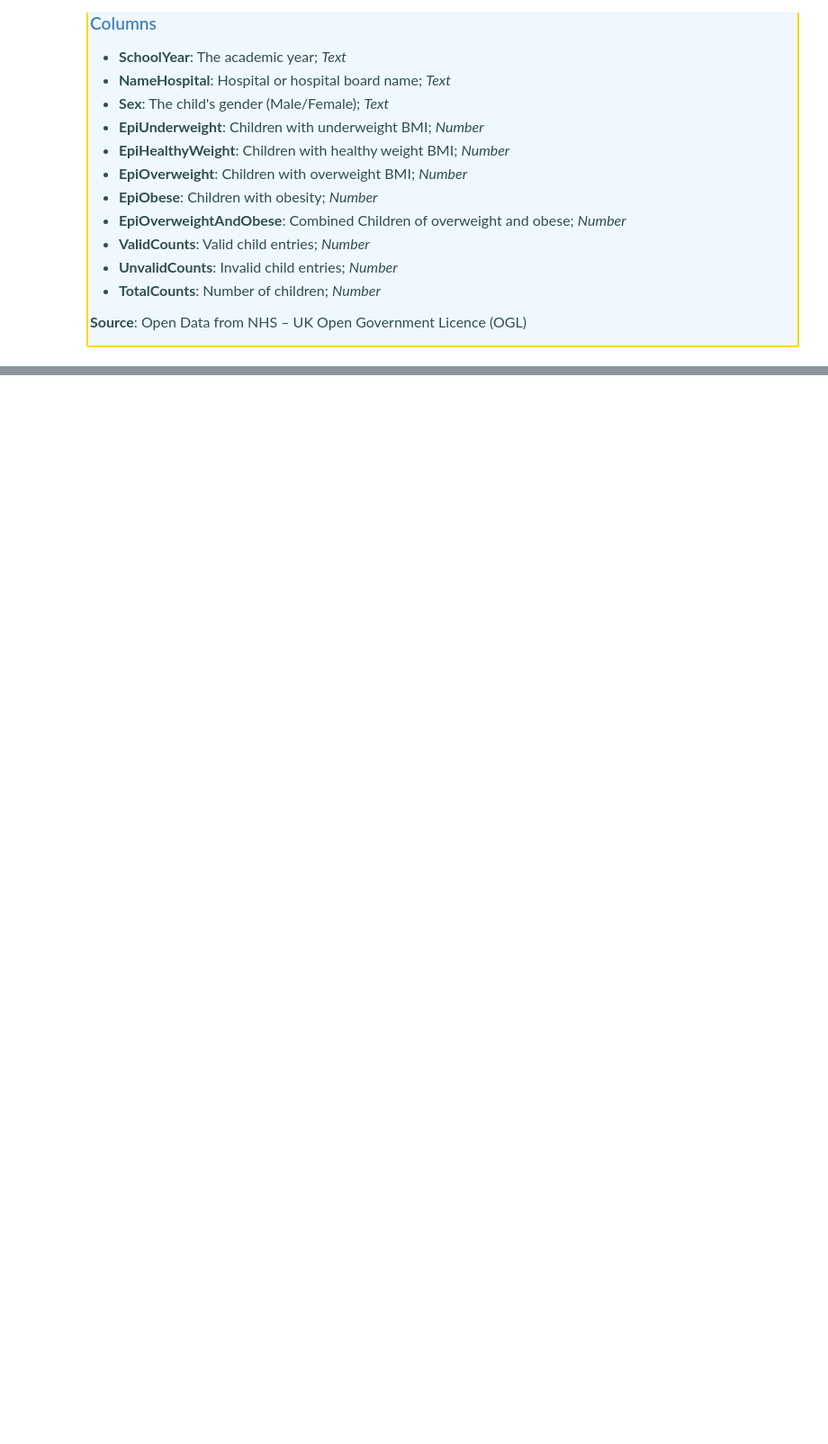
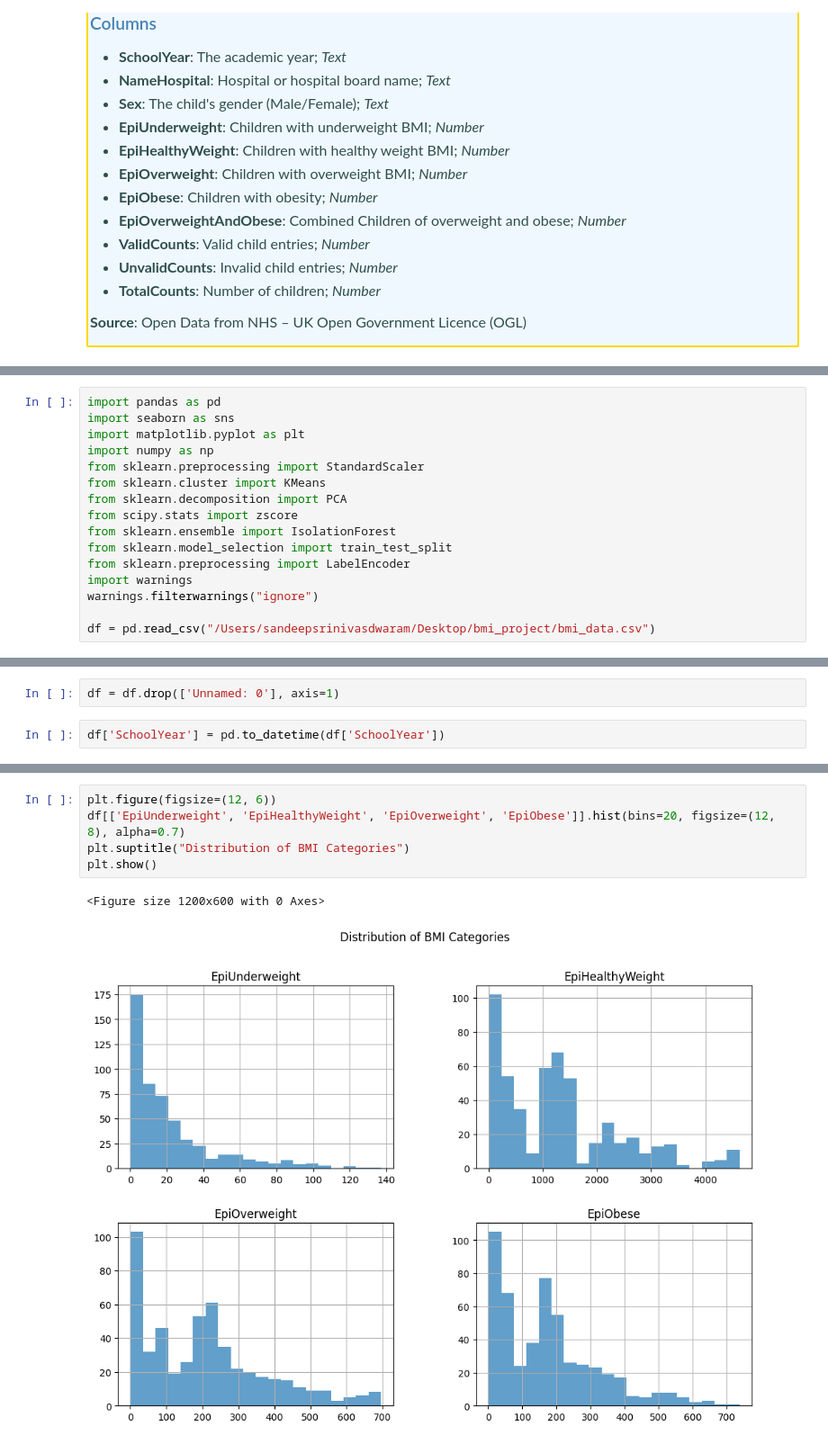
Before and after one commit to DataBells/child_weight_patterns, a Jupyter notebook: bmi_final.ipynb, the cells around one changed output, grey strips where cells are left out. Shown at 90% size. Saved outputs shown, nothing was run; the diff lists cells and outputs as text; blank space fills up the shorter version.

```diff
--- a/bmi_final.ipynb
+++ b/bmi_final.ipynb
@@ -62,0 +67,16 @@
+# %%
+import pandas as pd
+import seaborn as sns
+import matplotlib.pyplot as plt
+import numpy as np
+from sklearn.preprocessing import StandardScaler
+from sklearn.cluster import KMeans
+from sklearn.decomposition import PCA
+from scipy.stats import zscore
+from sklearn.ensemble import IsolationForest
+from sklearn.model_selection import train_test_split
+from sklearn.preprocessing import LabelEncoder
+import warnings
+warnings.filterwarnings("ignore")
+
+df = pd.read_csv("/Users/sandeepsrinivasdwaram/Desktop/bmi_project/bmi_data.csv")
@@ -62,0 +119,4 @@
+# %%
+df = df.drop(['Unnamed: 0'], axis=1)
+# %%
+df['SchoolYear'] = pd.to_datetime(df['SchoolYear'])
@@ -62,0 +295,8 @@
+# %%
+plt.figure(figsize=(12, 6))
+df[['EpiUnderweight', 'EpiHealthyWeight', 'EpiOverweight', 'EpiObese']].hist(bins=20, figsize=(12, 8), alpha=0.7)
+plt.suptitle("Distribution of BMI Categories")
+plt.show()
+# %% [output]
+<Figure size 1200x600 with 0 Axes>
+[figure, added]
```
Also changed, not shown: parts of 69 cells of this notebook, 1 other file.
